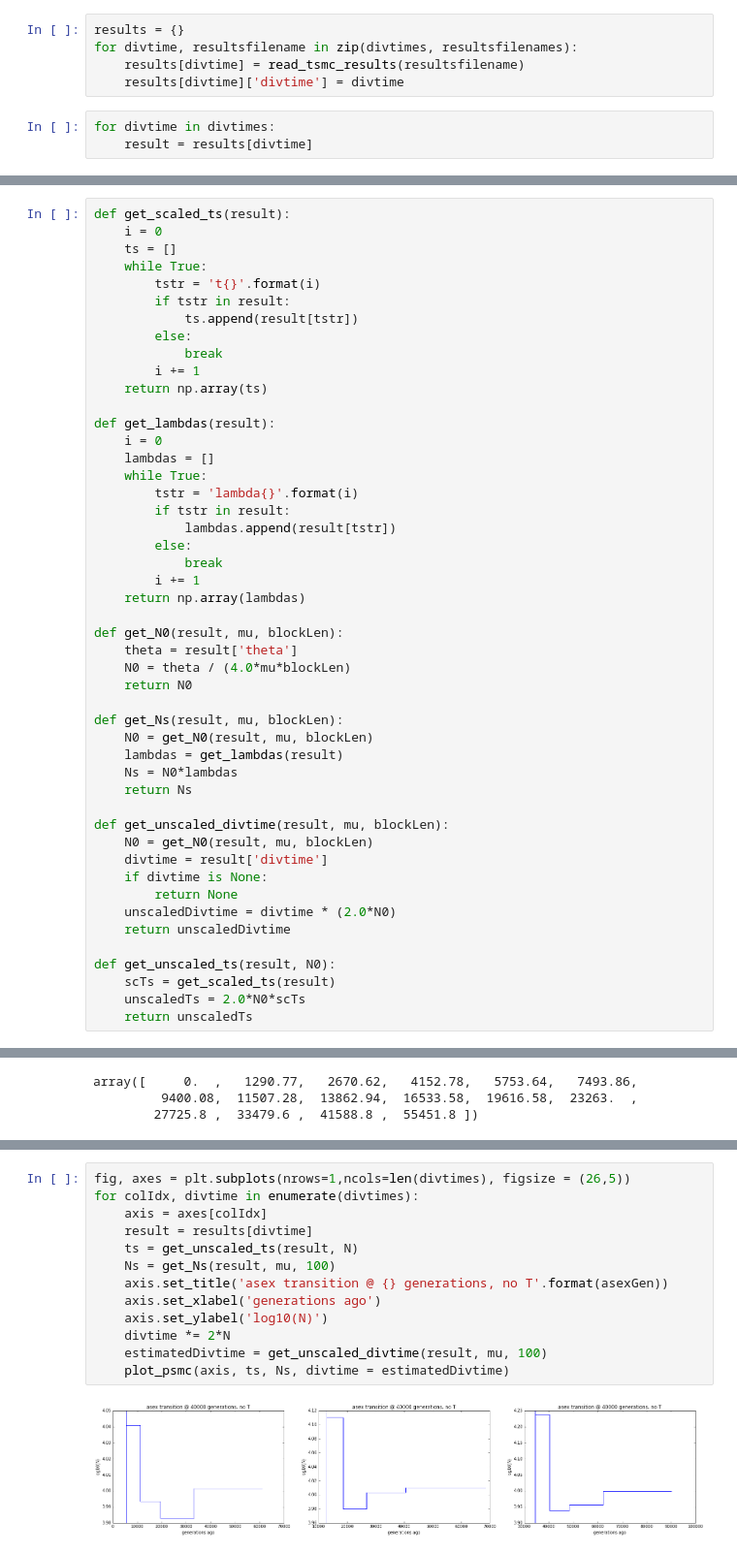
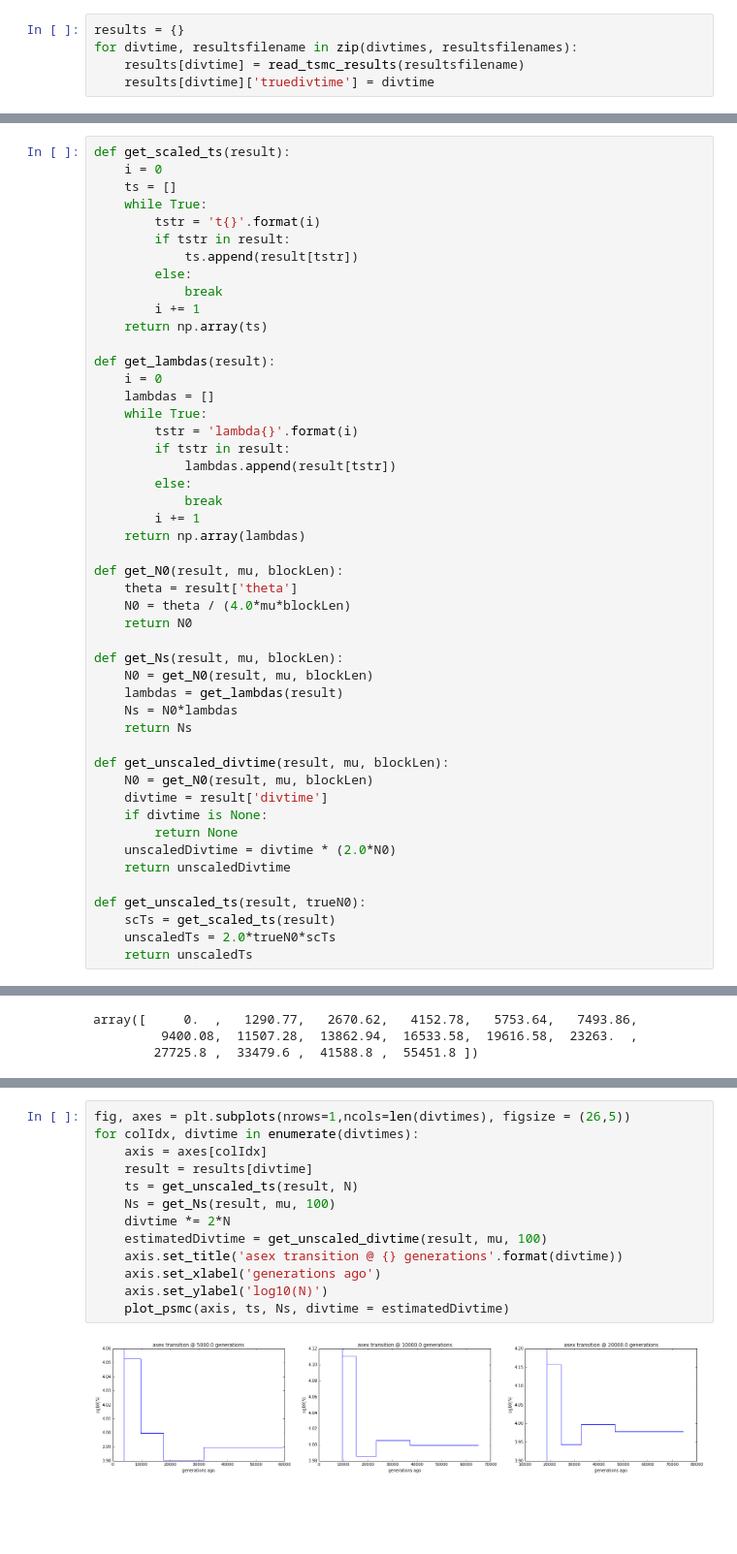
Before and after one commit to ammodramus/tsmc, a Jupyter notebook: snail_sims.ipynb, the cells around one changed output, grey strips where cells are left out. Shown at 97% size. Drawn from its saved outputs; the diff is of its cells as text; blank space fills up the shorter version.

```diff
--- a/snail_sims.ipynb
+++ b/snail_sims.ipynb
@@ -1534,10 +1541,7 @@ resultsfilenames
 results = {}
 for divtime, resultsfilename in zip(divtimes, resultsfilenames):
     results[divtime] = read_tsmc_results(resultsfilename)
-    results[divtime]['divtime'] = divtime
+    results[divtime]['truedivtime'] = divtime
-# %%
-for divtime in divtimes:
-    result = results[divtime]
 # %%
 def plot_psmc(axis, ts, lambdas, divtime = None, maxt = None, **plotkwargs):
     newTs = np.repeat(np.array(ts), 2)[1:]
@@ -1607,9 +1611,9 @@ def get_unscaled_divtime(result, mu, blockLen):
     unscaledDivtime = divtime * (2.0*N0)
     return unscaledDivtime
 
-def get_unscaled_ts(result, N0):
+def get_unscaled_ts(result, trueN0):
     scTs = get_scaled_ts(result)
-    unscaledTs = 2.0*N0*scTs
+    unscaledTs = 2.0*trueN0*scTs
     return unscaledTs
 # %%
 print get_Ns(results[0.25], mu, 100)
@@ -1637,15 +1641,15 @@ get_unscaled_divtime(results[0.25], mu, 100)
 # %%
 fig, axes = plt.subplots(nrows=1,ncols=len(divtimes), figsize = (26,5))
 for colIdx, divtime in enumerate(divtimes):
     axis = axes[colIdx]
     result = results[divtime]
     ts = get_unscaled_ts(result, N)
     Ns = get_Ns(result, mu, 100)
-    axis.set_title('asex transition @ {} generations, no T'.format(asexGen))
+    divtime *= 2*N
+    estimatedDivtime = get_unscaled_divtime(result, mu, 100)
+    axis.set_title('asex transition @ {} generations'.format(divtime))
     axis.set_xlabel('generations ago')
     axis.set_ylabel('log10(N)')
-    divtime *= 2*N
-    estimatedDivtime = get_unscaled_divtime(result, mu, 100)
     plot_psmc(axis, ts, Ns, divtime = estimatedDivtime)
 # %% [output]
-[figure, old version]
+[figure, new version]
```
Also changed, not shown: parts of 12 cells of this notebook.
